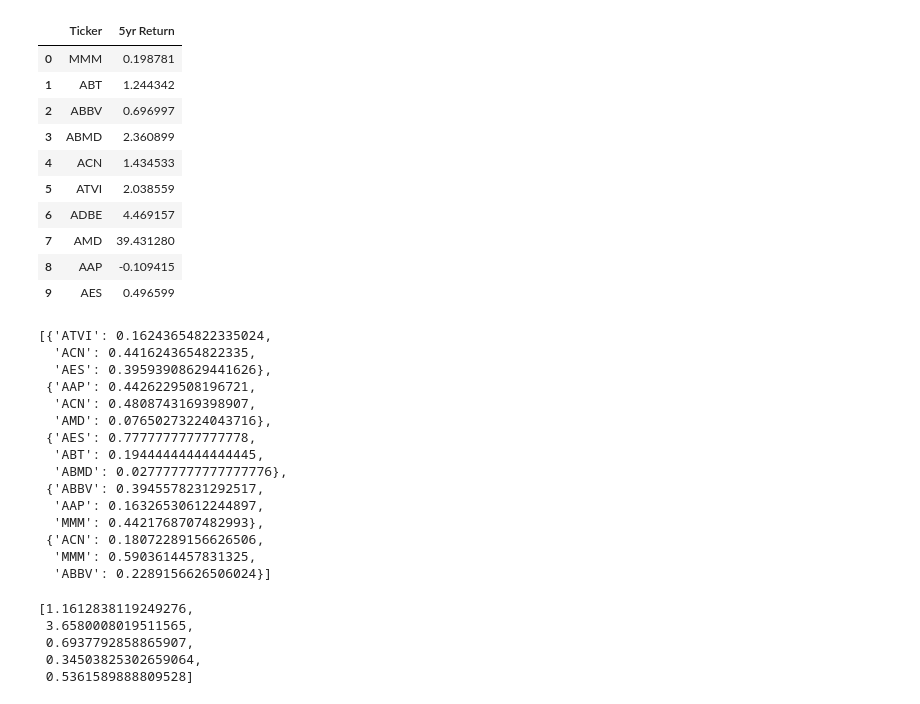
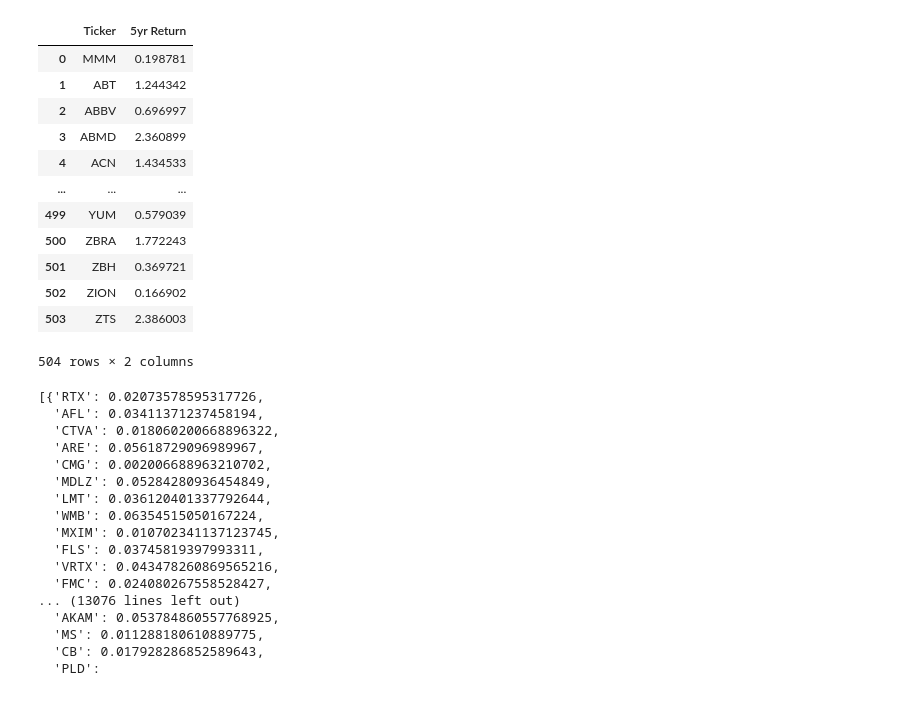
Before and after one commit to crisbusa92/BuffetVsMonkeys, a Jupyter notebook: BuffetVsMonkeys.ipynb, the cells around one changed output. Saved outputs shown, nothing was run; the diff lists cells and outputs as text; code cells hidden in the pictures.

Commit message:
drop nas update and return calculations updated

```diff
--- a/BuffetVsMonkeys.ipynb
+++ b/BuffetVsMonkeys.ipynb
@@ -10,4 +12,5 @@ rd.seed(1930)
 #Import CSV and Create Ticker List
 SP500 = pd.read_csv('Resources/companylistsp500.csv')
 #nasdaq = pd.read_csv('Resources/NASDAQ.txt')
-tickers = list(SP500['Symbol'].iloc[:10])
+tickers = list(SP500['Symbol'])
+tickers
@@ -14,32 +35,34 @@ tickers = list(SP500['Symbol'].iloc[:10])
 # %%
 def sp500_returns(symbols,period = '5y'):
     tickers_profit = []
     for x in symbols:
         ticker = yf.Ticker(x)
-        hist = ticker.history(period=period)
+        hist = ticker.history(period=period).dropna()
         profit = (hist.loc[hist.index[len(hist)-1], 'Close']/hist.loc[hist.index[0], 'Close'])-1
         tickers_profit.append(profit)
     sp5y = pd.DataFrame()
     sp5y['Ticker'] = list(symbols)
     sp5y['5yr Return'] = tickers_profit
 
 
     return sp5y
 
 tickersDF = sp500_returns(period = '5y',symbols=tickers)
 tickersDF
 # %% [output]
 |  | Ticker | 5yr Return |
 | 0 | MMM | 0.198781 |
 | 1 | ABT | 1.244342 |
 | 2 | ABBV | 0.696997 |
 | 3 | ABMD | 2.360899 |
 | 4 | ACN | 1.434533 |
-| 5 | ATVI | 2.038559 |
-| 6 | ADBE | 4.469157 |
-| 7 | AMD | 39.431280 |
-| 8 | AAP | -0.109415 |
-| 9 | AES | 0.496599 |
+| ... | ... | ... |
+| 499 | YUM | 0.579039 |
+| 500 | ZBRA | 1.772243 |
+| 501 | ZBH | 0.369721 |
+| 502 | ZION | 0.166902 |
+| 503 | ZTS | 2.386003 |
+504 rows × 2 columns
 # %%
 #generate random portfolios with nmonkeys number of portfolios and nstocks number of stocks
 
@@ -67,24 +90,26 @@ def dart_monkeys(symbols,nmonkeys = 10,nstocks = 30):
 
     return out
 # %%
-test = dart_monkeys(nmonkeys = 5,nstocks = 3,symbols = tickers)
-test
+changos = dart_monkeys(nmonkeys = 1000,nstocks = 30,symbols = tickers)
+changos
 # %% [output]
-[{'ATVI': 0.16243654822335024,
-  'ACN': 0.4416243654822335,
-  'AES': 0.39593908629441626},
- {'AAP': 0.4426229508196721,
-  'ACN': 0.4808743169398907,
-  'AMD': 0.07650273224043716},
- {'AES': 0.7777777777777778,
-  'ABT': 0.19444444444444445,
-  'ABMD': 0.027777777777777776},
- {'ABBV': 0.3945578231292517,
-  'AAP': 0.16326530612244897,
-  'MMM': 0.4421768707482993},
- {'ACN': 0.18072289156626506,
-  'MMM': 0.5903614457831325,
-  'ABBV': 0.2289156626506024}]
+[{'RTX': 0.02073578595317726,
+  'AFL': 0.03411371237458194,
+  'CTVA': 0.018060200668896322,
+  'ARE': 0.05618729096989967,
+  'CMG': 0.002006688963210702,
+  'MDLZ': 0.05284280936454849,
+  'LMT': 0.036120401337792644,
+  'WMB': 0.06354515050167224,
+  'MXIM': 0.010702341137123745,
+  'FLS': 0.03745819397993311,
+  'VRTX': 0.043478260869565216,
+  'FMC': 0.024080267558528427,
+... (13076 lines left out)
+  'AKAM': 0.053784860557768925,
+  'MS': 0.011288180610889775,
+  'CB': 0.017928286852589643,
+  'PLD':
 # %%
 #definir en documentación estructura de DF
 def monkey_returns(DF,diclist):
@@ -98,11 +124,3 @@ def monkey_returns(DF,diclist):
         returns.append(suma)
 
     return returns
-# %%
-monkey_returns(tickersDF,test)
-# %% [output]
-[1.1612838119249276,
- 3.6580008019511565,
- 0.6937792858865907,
- 0.34503825302659064,
- 0.5361589888809528]
```
Also changed, not shown: parts of 11 cells of this notebook, 1 other file.
